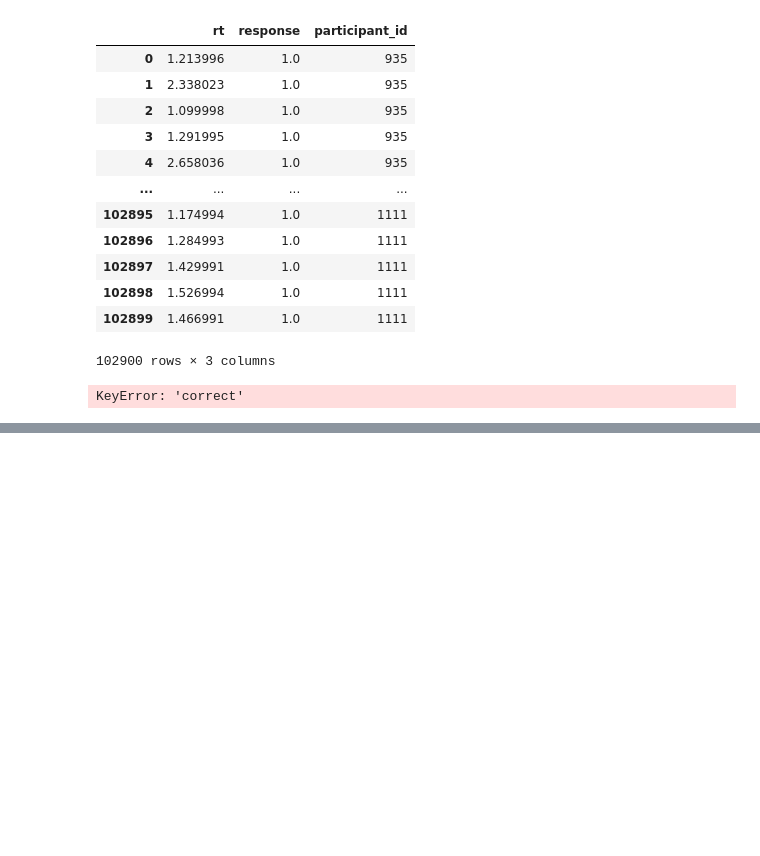
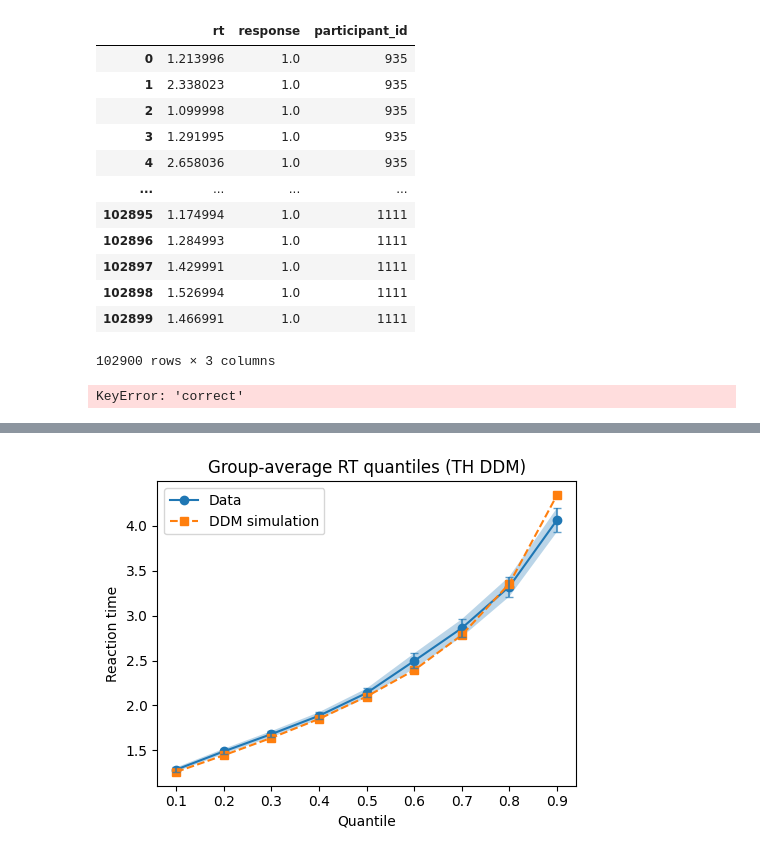
Before and after one commit to jjjj17/HSSM-fitting, a Jupyter notebook: hssm_quantplots.ipynb, the cells around one changed output, grey strips where cells are left out. Saved outputs shown, nothing was run; the diff lists cells and outputs as text; code cells hidden in the pictures; blank space fills up the shorter version.

```diff
--- a/hssm_quantplots.ipynb
+++ b/hssm_quantplots.ipynb
@@ -367,0 +416,8 @@ KeyError: 'correct'
+# %%
+plot_rt_quantiles_group(
+    real_df=df_exp_1,
+    sim_df=df_sim_v_1,
+    title="Group-average RT quantiles (TH DDM)"
+)
+# %% [output]
+[figure, added]
```
Also changed, not shown: parts of 31 cells of this notebook, 3 other files.
